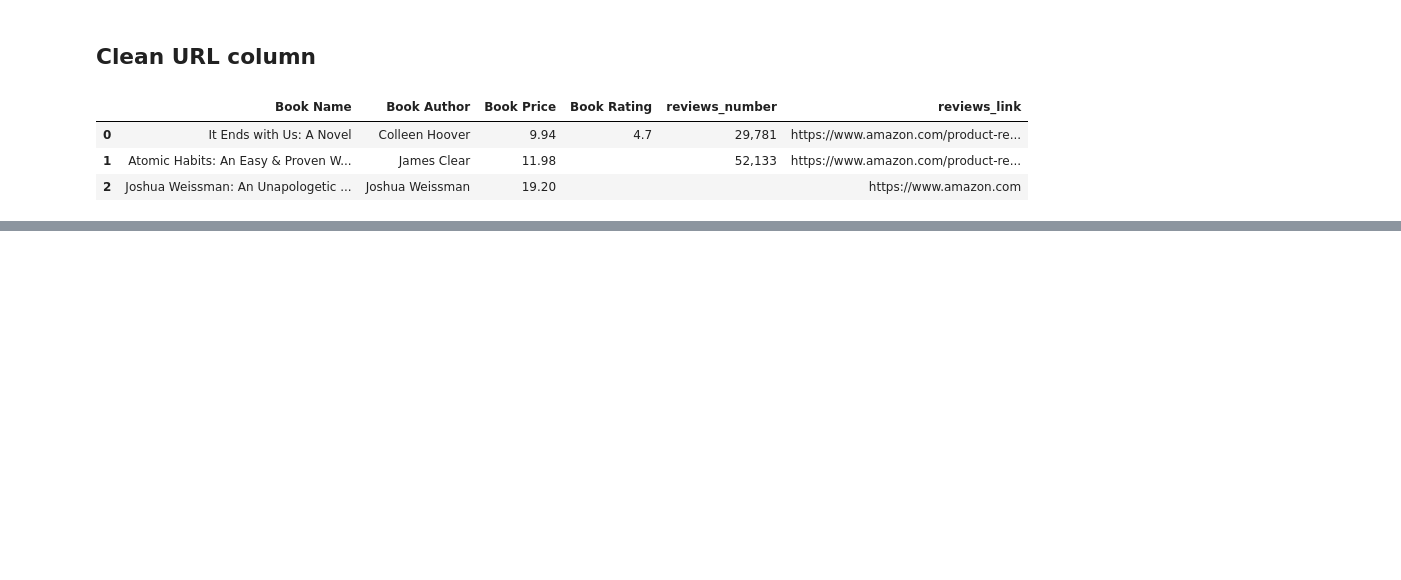
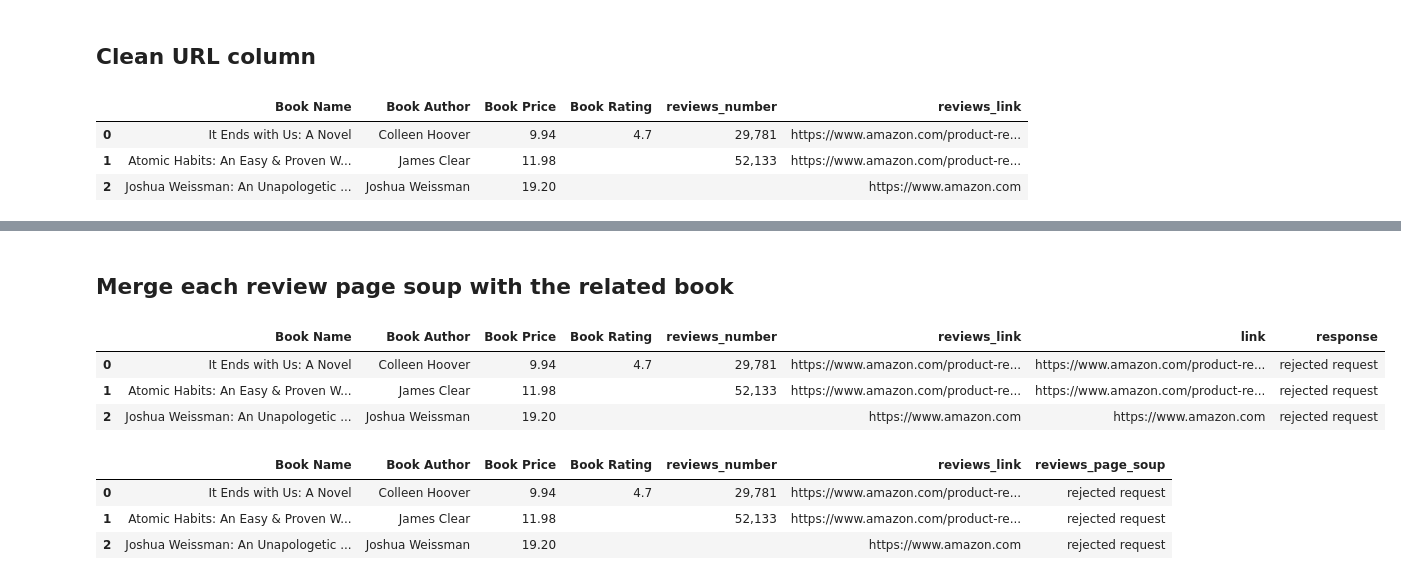
Before and after one commit to RaghadAlkhudhair/Web-Scraping-Using-BeautifulSoup, a Jupyter notebook: Amazon-Best-Seller-Books.ipynb, the cells around one changed output, grey strips where cells are left out. Saved outputs shown, nothing was run; the diff lists cells and outputs as text; code cells hidden in the pictures; blank space fills up the shorter version.

```diff
--- a/Amazon-Best-Seller-Books.ipynb
+++ b/Amazon-Best-Seller-Books.ipynb
@@ -129,0 +174,19 @@ books_df.head(3)
+# %% [markdown]
+## Merge each review page soup with the related book
+# %%
+merged_df=pd.merge(books_df,responses_soups_df,left_on="reviews_link",right_on="link")
+merged_df.head(3)
+# %% [output]
+|  | Book Name | Book Author | Book Price | Book Rating | reviews_number | reviews_link | link | response |
+| 0 | It Ends with Us: A Novel | Colleen Hoover | 9.94 | 4.7 | 29,781 | https://www.amazon.com/product-re... | https://www.amazon.com/product-re... | rejected request |
+| 1 | Atomic Habits: An Easy & Proven W... | James Clear | 11.98 |  | 52,133 | https://www.amazon.com/product-re... | https://www.amazon.com/product-re... | rejected request |
+| 2 | Joshua Weissman: An Unapologetic ... | Joshua Weissman | 19.20 |  |  | https://www.amazon.com | https://www.amazon.com | rejected request |
+# %%
+merged_df.drop(columns=["link"],inplace=True)
+merged_df.rename(columns={"response":"reviews_page_soup"},inplace=True)
+merged_df.head(3)
+# %% [output]
+|  | Book Name | Book Author | Book Price | Book Rating | reviews_number | reviews_link | reviews_page_soup |
+| 0 | It Ends with Us: A Novel | Colleen Hoover | 9.94 | 4.7 | 29,781 | https://www.amazon.com/product-re... | rejected request |
+| 1 | Atomic Habits: An Easy & Proven W... | James Clear | 11.98 |  | 52,133 | https://www.amazon.com/product-re... | rejected request |
+| 2 | Joshua Weissman: An Unapologetic ... | Joshua Weissman | 19.20 |  |  | https://www.amazon.com | rejected request |
```
Also changed, not shown: parts of 5 cells of this notebook.
